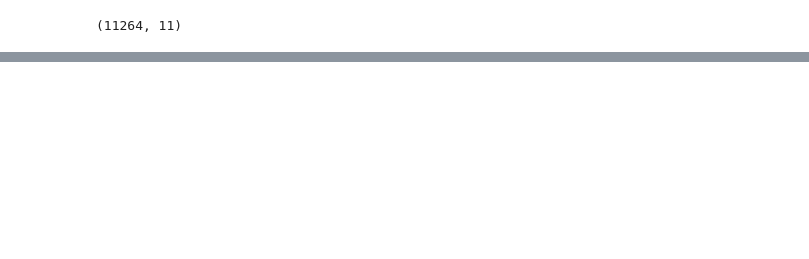
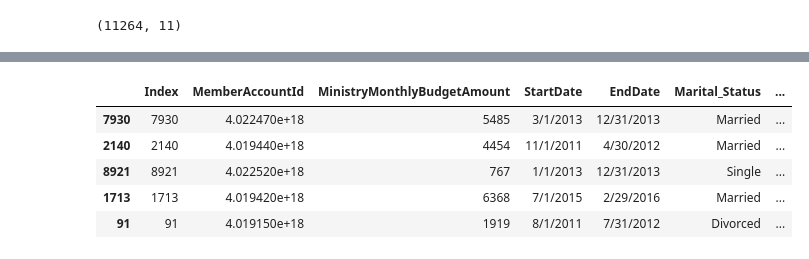
Before and after one commit to CraigMariani/WycliffeData, a Jupyter notebook: cleaner.ipynb, the cells around one changed output, grey strips where cells are left out. Saved outputs shown, nothing was run; the diff lists cells and outputs as text; code cells hidden in the pictures; blank space fills up the shorter version.

```diff
--- a/cleaner.ipynb
+++ b/cleaner.ipynb
@@ -71,0 +57,9 @@ df.describe()
+# %%
+df.head()
+# %% [output]
+|  | Index | MemberAccountId | MinistryMonthlyBudgetAmount | StartDate | EndDate | Marital_Status | ... |
+| 7930 | 7930 | 4.022470e+18 | 5485 | 3/1/2013 | 12/31/2013 | Married | ... |
+| 2140 | 2140 | 4.019440e+18 | 4454 | 11/1/2011 | 4/30/2012 | Married | ... |
+| 8921 | 8921 | 4.022520e+18 | 767 | 1/1/2013 | 12/31/2013 | Single | ... |
+| 1713 | 1713 | 4.019420e+18 | 6368 | 7/1/2015 | 2/29/2016 | Married | ... |
+| 91 | 91 | 4.019150e+18 | 1919 | 8/1/2011 | 7/31/2012 | Divorced | ... |
```
Also changed, not shown: parts of 15 cells of this notebook.
